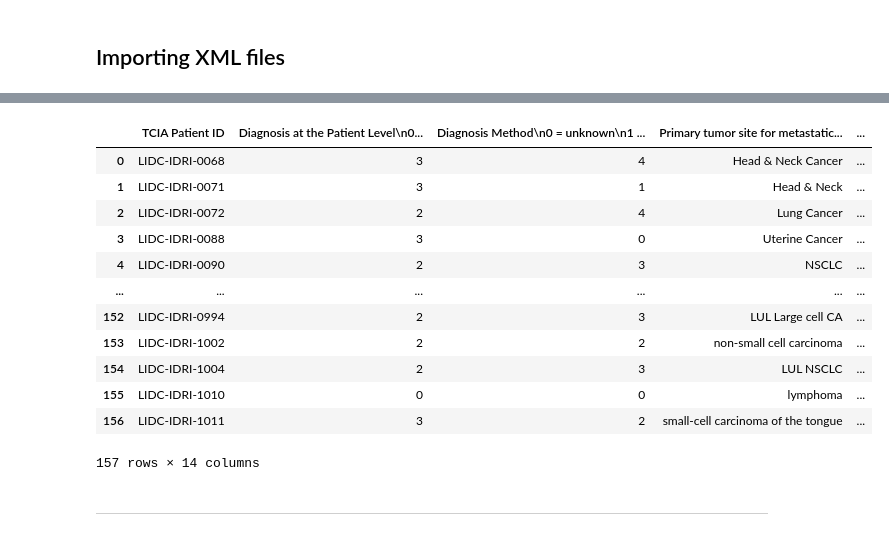
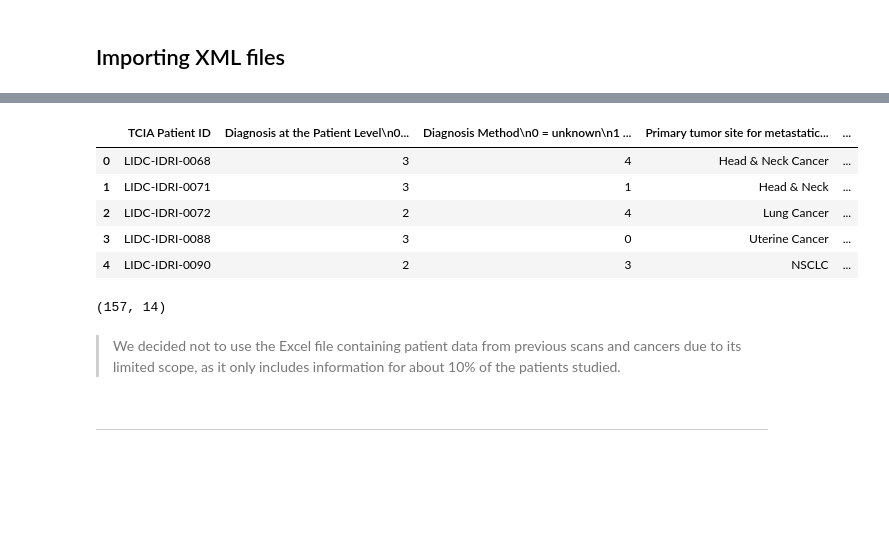
Before and after one commit to inesamorim/lung-cancer-classification, a Jupyter notebook: main.ipynb, the cells around one changed output, grey strips where cells are left out. Drawn from its saved outputs; the diff is of its cells as text; code cells hidden in the pictures; blank space fills up the shorter version.

```diff
--- a/main.ipynb
+++ b/main.ipynb
@@ -57,21 +56,19 @@ nodule_counts_df
 # %%
 pacient_data_df = pd.read_excel('tcia-diagnosis-data-2012-04-20.xls')
-pacient_data_df
-#nem todos os pacientes têm historial registado (157 em 1010)
+pacient_data_df.head()
 # %% [output]
 |  | TCIA Patient ID | Diagnosis at the Patient Level\n0... | Diagnosis Method\n0 = unknown\n1 ... | Primary tumor site for metastatic... | ... |
 | 0 | LIDC-IDRI-0068 | 3 | 4 | Head & Neck Cancer | ... |
 | 1 | LIDC-IDRI-0071 | 3 | 1 | Head & Neck | ... |
 | 2 | LIDC-IDRI-0072 | 2 | 4 | Lung Cancer | ... |
 | 3 | LIDC-IDRI-0088 | 3 | 0 | Uterine Cancer | ... |
 | 4 | LIDC-IDRI-0090 | 2 | 3 | NSCLC | ... |
-| ... | ... | ... | ... | ... | ... |
-| 152 | LIDC-IDRI-0994 | 2 | 3 | LUL Large cell CA | ... |
-| 153 | LIDC-IDRI-1002 | 2 | 2 | non-small cell carcinoma | ... |
-| 154 | LIDC-IDRI-1004 | 2 | 3 | LUL NSCLC | ... |
-| 155 | LIDC-IDRI-1010 | 0 | 0 | lymphoma | ... |
-| 156 | LIDC-IDRI-1011 | 3 | 2 | small-cell carcinoma of the tongue | ... |
-157 rows × 14 columns
+# %%
+print(pacient_data_df.shape)
+# %% [output]
+(157, 14)
+# %% [markdown]
+> We decided not to use the Excel file containing patient data from previous scans and cancers due to its limited scope, as it only includes information for about 10% of the patients studied.
 # %% [markdown]
 ---
 # %% [markdown]
```
Also changed, not shown: parts of 34 cells of this notebook, 3 other files.
